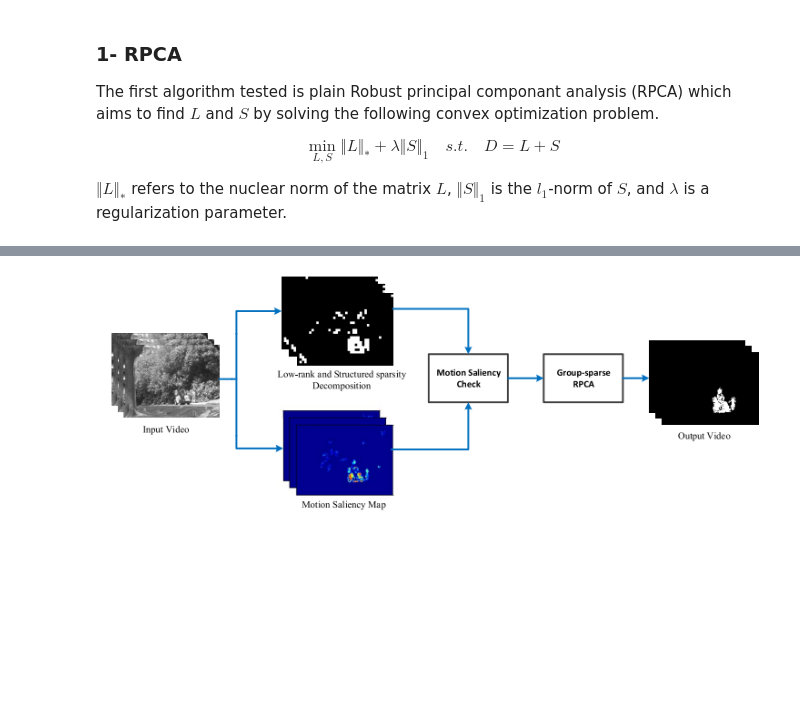
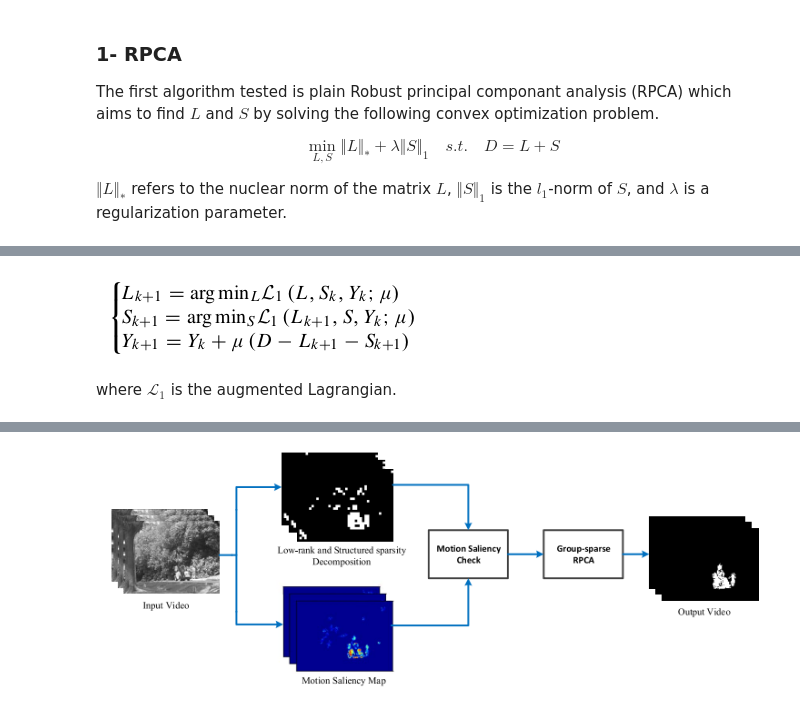
Before and after one commit to KeithArthur/background-subtraction, a Jupyter notebook: background_subtraction.ipynb, the cells around one changed output, grey strips where cells are left out. Saved outputs shown, nothing was run; the diff lists cells and outputs as text; code cells hidden in the pictures; blank space fills up the shorter version.

Commit message:
fix images

```diff
--- a/background_subtraction.ipynb
+++ b/background_subtraction.ipynb
@@ -82,0 +60,7 @@ The details of this algorithm can be found in:
+# %%
+from IPython.display import Image
+Image("subproblems.png")
+# %% [output]
+[figure, added]
+# %% [markdown]
+where $\mathcal{L}_1$ is the augmented Lagrangian.
```
Also changed, not shown: parts of 3 cells of this notebook.
